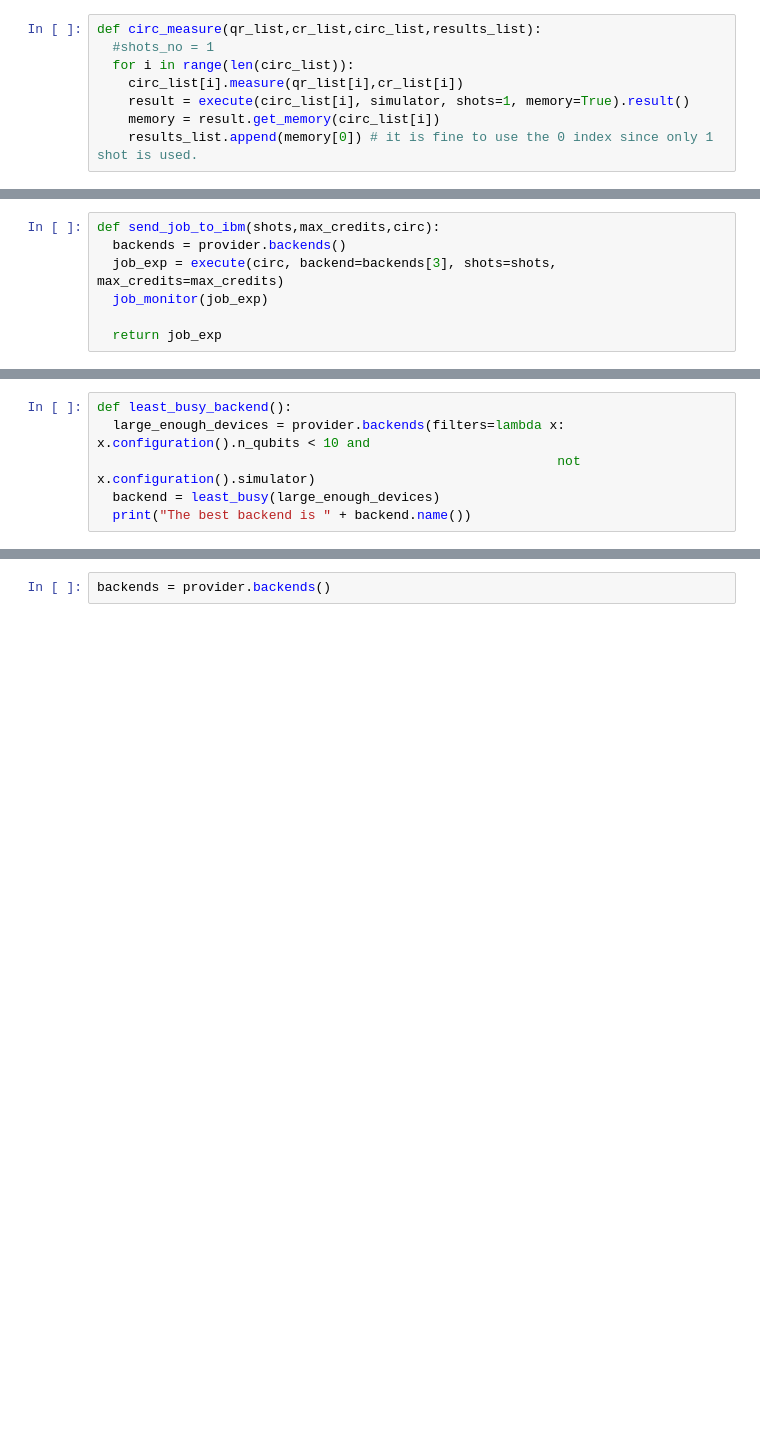
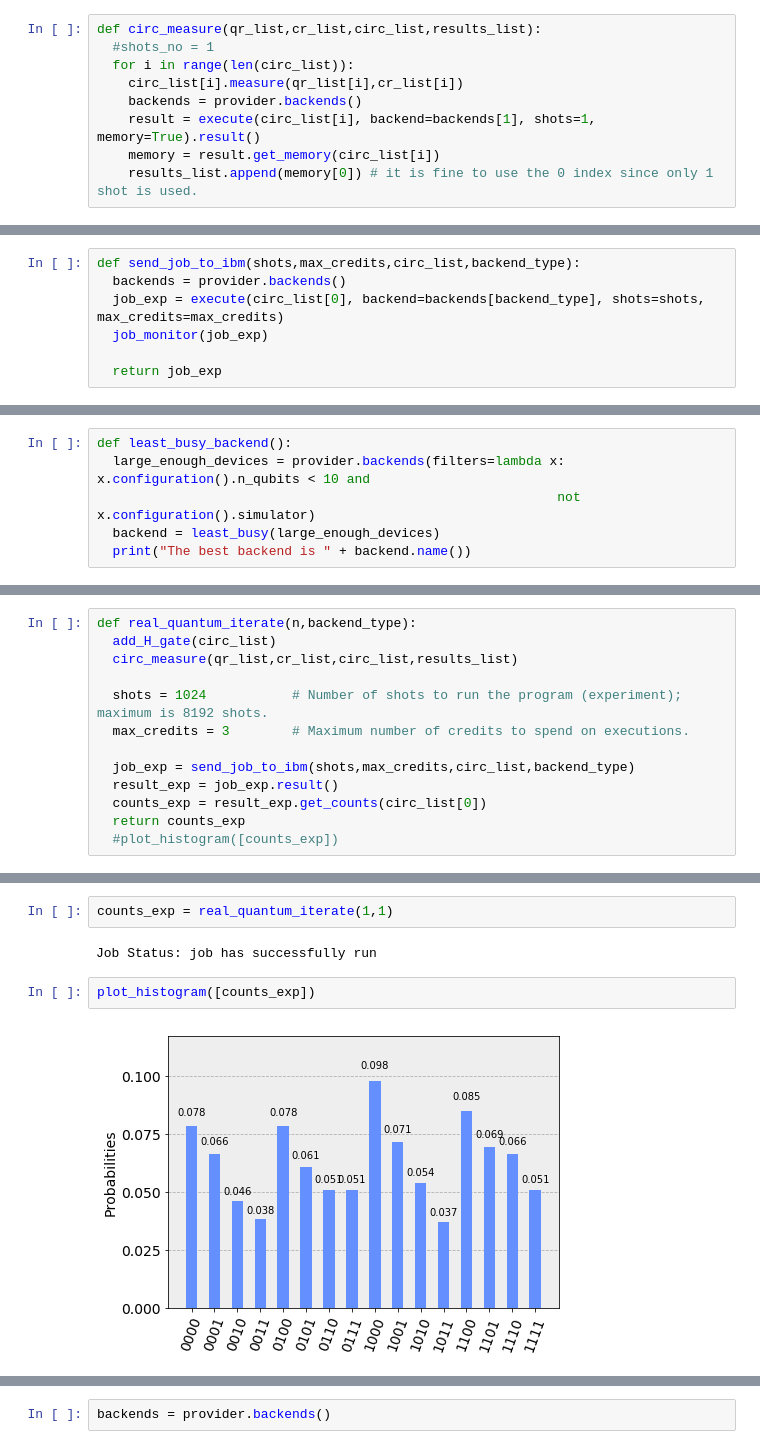
Before and after one commit to adhishagc/quantum-inspired-genetic-algorithm-qiskit-implementation-for-tsp, a Jupyter notebook: project_01_and_02_python_simulation.ipynb, the cells around one changed output, grey strips where cells are left out. Saved outputs shown, nothing was run; the diff lists cells and outputs as text; blank space fills up the shorter version.

```diff
--- a/project_01_and_02_python_simulation.ipynb
+++ b/project_01_and_02_python_simulation.ipynb
@@ -285,7 +299,8 @@ def circ_measure(qr_list,cr_list,circ_list,results_list):
   #shots_no = 1
   for i in range(len(circ_list)):
     circ_list[i].measure(qr_list[i],cr_list[i])
-    result = execute(circ_list[i], simulator, shots=1, memory=True).result()
+    backends = provider.backends()
+    result = execute(circ_list[i], backend=backends[1], shots=1, memory=True).result()
     memory = result.get_memory(circ_list[i])
     results_list.append(memory[0]) # it is fine to use the 0 index since only 1 shot is used.
 # %%
@@ -319,9 +334,9 @@ def get_visiting_order(best_id):
 
   return order
 # %%
-def send_job_to_ibm(shots,max_credits,circ):
+def send_job_to_ibm(shots,max_credits,circ_list,backend_type):
   backends = provider.backends()
-  job_exp = execute(circ, backend=backends[3], shots=shots, max_credits=max_credits)
+  job_exp = execute(circ_list[0], backend=backends[backend_type], shots=shots, max_credits=max_credits)
   job_monitor(job_exp)
 
   return job_exp
@@ -341,0 +353,13 @@ backend
+# %%
+def real_quantum_iterate(n,backend_type):
+  add_H_gate(circ_list)
+  circ_measure(qr_list,cr_list,circ_list,results_list)
+
+  shots = 1024           # Number of shots to run the program (experiment); maximum is 8192 shots.
+  max_credits = 3        # Maximum number of credits to spend on executions.
+
+  job_exp = send_job_to_ibm(shots,max_credits,circ_list,backend_type)
+  result_exp = job_exp.result()
+  counts_exp = result_exp.get_counts(circ_list[0])
+  return counts_exp
+  #plot_histogram([counts_exp])
@@ -341,0 +405,8 @@ backend
+# %%
+counts_exp = real_quantum_iterate(1,1)
+# %% [output]
+Job Status: job has successfully run
+# %%
+plot_histogram([counts_exp])
+# %% [output]
+[figure, added]
```
Also changed, not shown: parts of 38 cells of this notebook.
